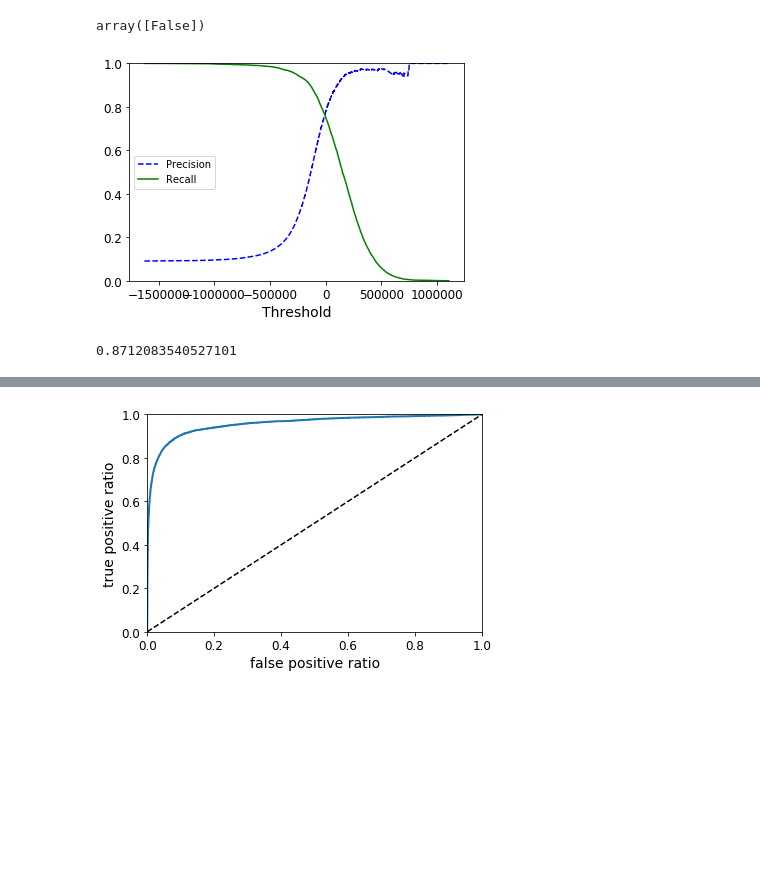
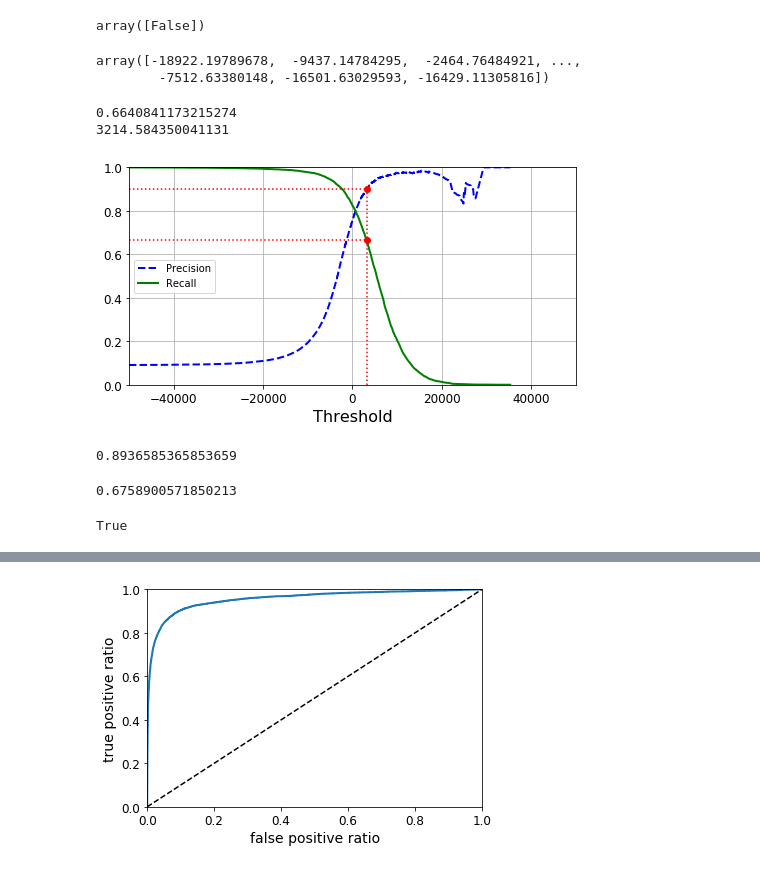
Before and after one commit to hwan1113/Jupyter_DataScience, a Jupyter notebook: Machine-learning/03_classification.ipynb, the cells around one changed output, grey strips where cells are left out. Cells and saved outputs as stored; diff of their text form; code cells hidden in the pictures; blank space fills up the shorter version.

```diff
--- a/Machine-learning/03_classification.ipynb
+++ b/Machine-learning/03_classification.ipynb
@@ -76,0 +72,3 @@ y[36000]
+# %%
+# dtype object --> uint8
+y = y.astype(np.uint8)
@@ -94,0 +111,11 @@ SGDClassifier(alpha=0.0001, average=False, class_weight=None,
+# %%
+from sklearn.linear_model import SGDClassifier
+# SGD -  stochastic gradient descent - Linear classifiers (SVM, logistic regression, etc.) with SGD tr  aining.
+# Stochastic Gradient Descent (SGD) is a simple yet very efficient approach to fitting
+# linear classifiers and regressors under convex loss functions such as (linear) Support Vector Machines and
+# Logistic Regression
+# tol - The stopping criterion. If it is not None, training will stop when (loss > best_loss - tol)
+sgd_clf = SGDClassifier(max_iter=1000, tol=1e-3, random_state= 42)
+# just like putting label as a second parameter, we put y_train_5. Instaed of y_train, we put y_train_5
+# here y_train_5 maks everything false except 5. so, the label is true or false.
+sgd_clf.fit(X_train, y_train_5)
@@ -179,22 +228,51 @@ array([False])
 # %%
 y_scores = cross_val_predict(sgd_clf, X_train, y_train_5, cv=3,
                             method="decision_function")
+y_scores
+# %% [output]
+array([-18922.19789678,  -9437.14784295,  -2464.76484921, ...,
+        -7512.63380148, -16501.63029593, -16429.11305816])
 # %%
 from sklearn.metrics import precision_recall_curve
 precisions, recalls, thresholds = precision_recall_curve(y_train_5, y_scores)
 def plot_precision_recall_vs_threshold(precisions, recalls, thresholds):
-    plt.plot(thresholds, precisions[:-1], "b--", label="Precision")
-    plt.plot(thresholds, recalls[:-1], "g-", label="Recall")
-    plt.xlabel("Threshold")
+    plt.plot(thresholds, precisions[:-1], "b--", label="Precision", linewidth=2)
+    plt.plot(thresholds, recalls[:-1], "g-", label="Recall", linewidth=2)
+    plt.legend(loc="center right", fontsize=16)
+    plt.xlabel("Threshold", fontsize=16)
     plt.legend(loc="center left")
-    plt.ylim([0,1])
+    plt.grid(True)                              # Not shown
+    plt.axis([-50000, 50000, 0, 1])
+
+recall_90_precision = recalls[np.argmax(precisions >= 0.90)]
+threshold_90_precision = thresholds[np.argmax(precisions >= 0.90)]
+print(recall_90_precision)
+print(threshold_90_precision)
+
+plt.figure(figsize=(8, 4))                                                                  # Not shown
 plot_precision_recall_vs_threshold(precisions, recalls, thresholds)
+plt.plot([threshold_90_precision, threshold_90_precision], [0., 0.9], "r:")                 # Not shown
+plt.plot([-50000, threshold_90_precision], [0.9, 0.9], "r:")                                # Not shown
+plt.plot([-50000, threshold_90_precision], [recall_90_precision, recall_90_precision], "r:")# Not shown
+plt.plot([threshold_90_precision], [0.9], "ro")                                             # Not shown
+plt.plot([threshold_90_precision], [recall_90_precision], "ro")                             # Not shown
 plt.show();
 # %% [output]
+0.6640841173215274
+3214.584350041131
-[figure, old version]
+[figure, new version]
 # %%
 # aim 90% precision
-y_train_pred_90 = (y_scores > 70000)
+y_train_pred_90 = (y_scores > 3000)
 precision_score(y_train_5, y_train_pred_90)
 # %% [output]
-0.8712083540527101
+0.8936585365853659
+# %%
+recall_score(y_train_5, y_train_pred_90)
+# %% [output]
+0.6758900571850213
+# %%
+# show that prediction of number 5 and the number of y_scores that goes above 0 matches
+(y_train_pred == (y_scores > 0)).all()
+# %% [output]
+True
```
Also changed, not shown: parts of 26 cells of this notebook, 2 other files.
